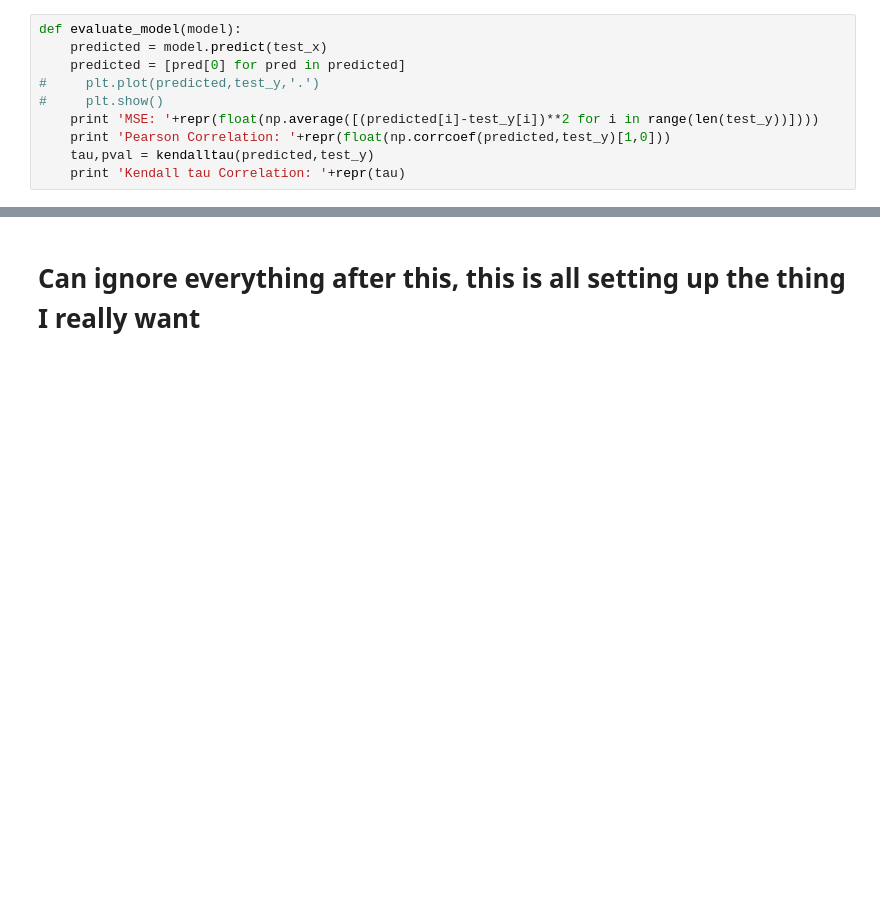
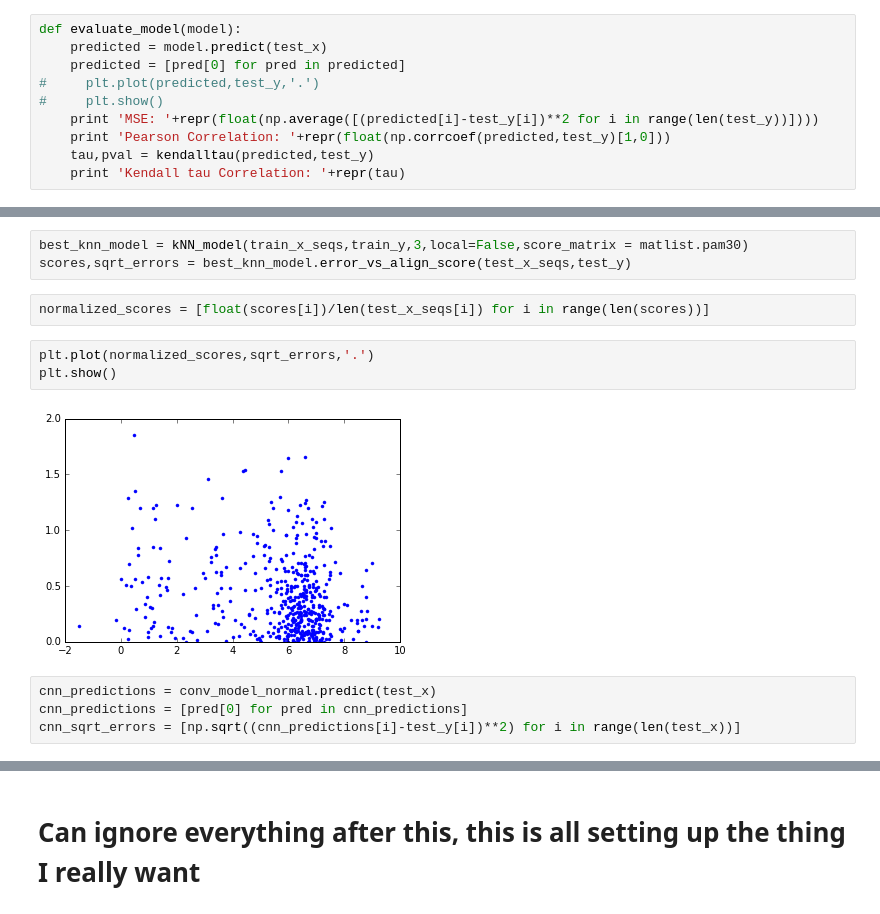
Before and after one commit to zswitten/Antimicrobial-Peptides, a Jupyter notebook: Embedding_and_other_model_comparison.ipynb, the cells around one changed output, grey strips where cells are left out. Drawn from its saved outputs; the diff is of its cells as text; blank space fills up the shorter version.

```diff
--- a/Embedding_and_other_model_comparison.ipynb
+++ b/Embedding_and_other_model_comparison.ipynb
@@ -846,0 +954,14 @@ Kendall tau Correlation: 0.5012053785978431
+# %%
+best_knn_model = kNN_model(train_x_seqs,train_y,3,local=False,score_matrix = matlist.pam30)
+scores,sqrt_errors = best_knn_model.error_vs_align_score(test_x_seqs,test_y)
+# %%
+normalized_scores = [float(scores[i])/len(test_x_seqs[i]) for i in range(len(scores))]
+# %%
+plt.plot(normalized_scores,sqrt_errors,'.')
+plt.show()
+# %% [output]
+[figure, added]
+# %%
+cnn_predictions = conv_model_normal.predict(test_x)
+cnn_predictions = [pred[0] for pred in cnn_predictions]
+cnn_sqrt_errors = [np.sqrt((cnn_predictions[i]-test_y[i])**2) for i in range(len(test_x))]
```
Also changed, not shown: parts of 25 cells of this notebook.
